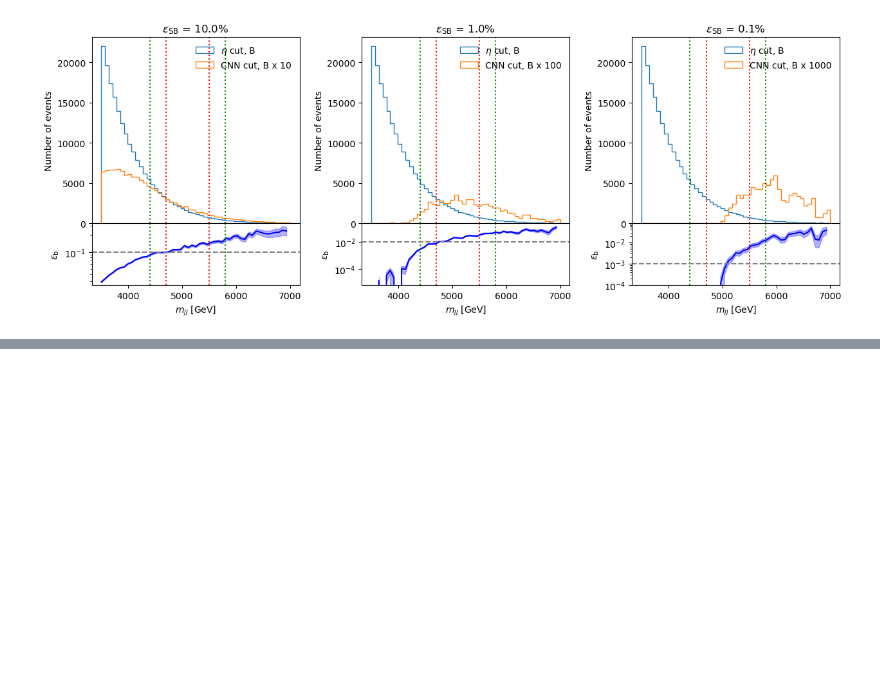
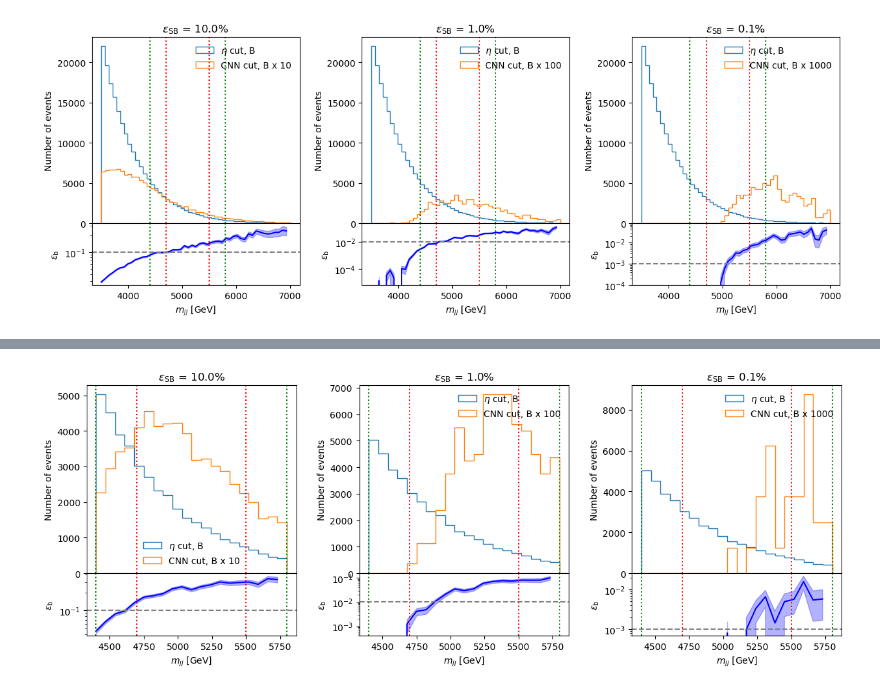
Before and after one commit to r10222035/data_augmentation, a Jupyter notebook: CNN/plot_mjj_distribution.ipynb, the cells around one changed output, grey strips where cells are left out. Cells and saved outputs as stored; diff of their text form; code cells hidden in the pictures; blank space fills up the shorter version.

Commit message:
Code: Plot the training results of pT normalization

```diff
--- a/CNN/plot_mjj_distribution.ipynb
+++ b/CNN/plot_mjj_distribution.ipynb
@@ -505,0 +517,19 @@ plot_mjj_distribution_CNN_cut(mjj_b,
+# %%
+config_file = 'config_files/pt_normalize_25x25_config_01.json'
+with open(config_file) as f:
+    config = json.load(f)
+
+train_npy_paths = config['train_npy_paths']
+train_h5_paths = from_npy_to_h5_dir(train_npy_paths)
+
+seed = config['seed']
+sensitivity = config['sensitivity']
+
+# Training and validation splitting ratio
+r_train, r_val = 0.8, 0.2
+
+n_SR_S, n_SR_B, n_SB_S, n_SB_B = utils.compute_nevent_in_SR_SB(sensitivity=sensitivity)
+train_nevents = (np.array([n_SR_S, n_SB_S, n_SR_B, n_SB_B]) * r_train).astype(int)
+
+X_train_SR, y_train_SR, X_train_SB, y_train_SB  = utils.get_SR_SB_sample_from_npy(train_npy_paths, train_nevents, seed=seed)
+mjj_SR, mjj_SB = get_mjj_from_h5(train_h5_paths, train_nevents, seed=seed)
@@ -505,0 +542,15 @@ plot_mjj_distribution_CNN_cut(mjj_b,
+# %%
+X_train = np.concatenate([X_train_SR, X_train_SB], axis=0)
+y_train = np.concatenate([y_train_SR, y_train_SB], axis=0)
+mjj_train = np.concatenate([mjj_SR, mjj_SB], axis=0)
+
+mjj_train_s = mjj_train[y_train == 1]
+mjj_train_b = mjj_train[y_train == 0]
+
+# get the predicted probability
+y_prob = loaded_model.predict(X_train, batch_size=1024)
+
+# get the threshold from the training samples in SB region
+thresholds = get_thresholds_of_model(model_path, X_train_SB, y_train_SB, passing_rates=efficiencies)
+
+mjj_s_CNNs, mjj_b_CNNs = get_mjj_after_CNN_cut(mjj_train, y_prob, y_train, thresholds)
@@ -505,0 +562,12 @@ plot_mjj_distribution_CNN_cut(mjj_b,
+# %%
+save_path = '../figures/mjj_distribution_CNN_cut_pt_normalized_origin_SB_0_train.pdf'
+plot_mjj_distribution_CNN_cut(mjj_train_b,
+                              mjj_b_CNNs,
+                              n_b_before_cut=n_SR_B + n_SB_B,
+                              efficiencies=efficiencies,
+                              n_bins=20,
+                              hist_range=(4400, 5800),
+                              save_path=save_path
+                              )
+# %% [output]
+[figure, added]
```
Also changed, not shown: parts of 7 cells of this notebook, 3 other files.
